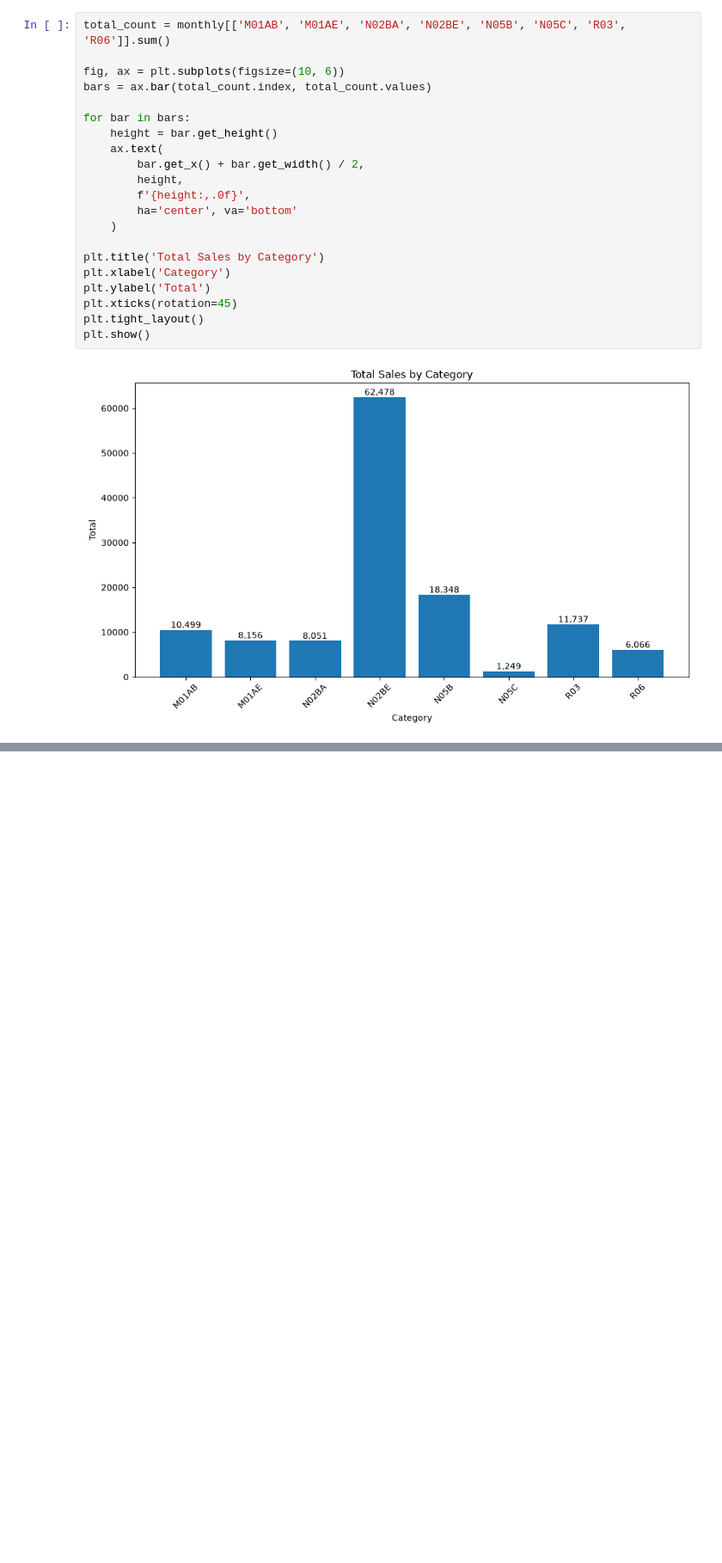
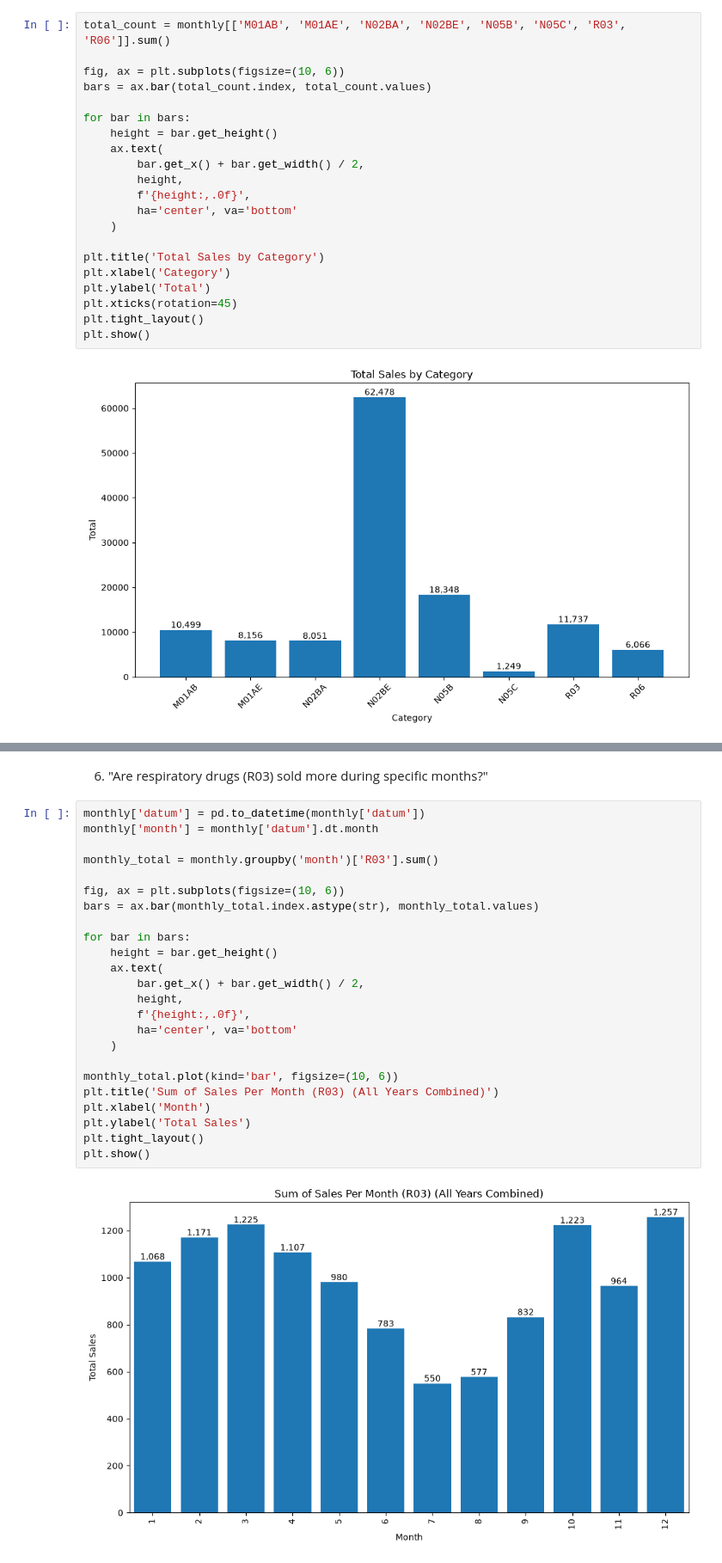
Before and after one commit to chfrchko5/pharma-sales-data, a Jupyter notebook: data.ipynb, the cells around one changed output, grey strips where cells are left out. Shown at 86% size. Cells and saved outputs as stored; diff of their text form; blank space fills up the shorter version.

```diff
--- a/data.ipynb
+++ b/data.ipynb
@@ -35,0 +127,28 @@ plt.show()
+# %% [markdown]
+6. "Are respiratory drugs (R03) sold more during specific months?"
+# %%
+monthly['datum'] = pd.to_datetime(monthly['datum'])
+monthly['month'] = monthly['datum'].dt.month
+
+monthly_total = monthly.groupby('month')['R03'].sum()
+
+fig, ax = plt.subplots(figsize=(10, 6))
+bars = ax.bar(monthly_total.index.astype(str), monthly_total.values)
+
+for bar in bars:
+    height = bar.get_height()
+    ax.text(
+        bar.get_x() + bar.get_width() / 2,
+        height,
+        f'{height:,.0f}',
+        ha='center', va='bottom'
+    )
+
+monthly_total.plot(kind='bar', figsize=(10, 6))
+plt.title('Sum of Sales Per Month (R03) (All Years Combined)')
+plt.xlabel('Month')
+plt.ylabel('Total Sales')
+plt.tight_layout()
+plt.show()
+# %% [output]
+[figure, added]
```
Also changed, not shown: parts of 8 cells of this notebook.
